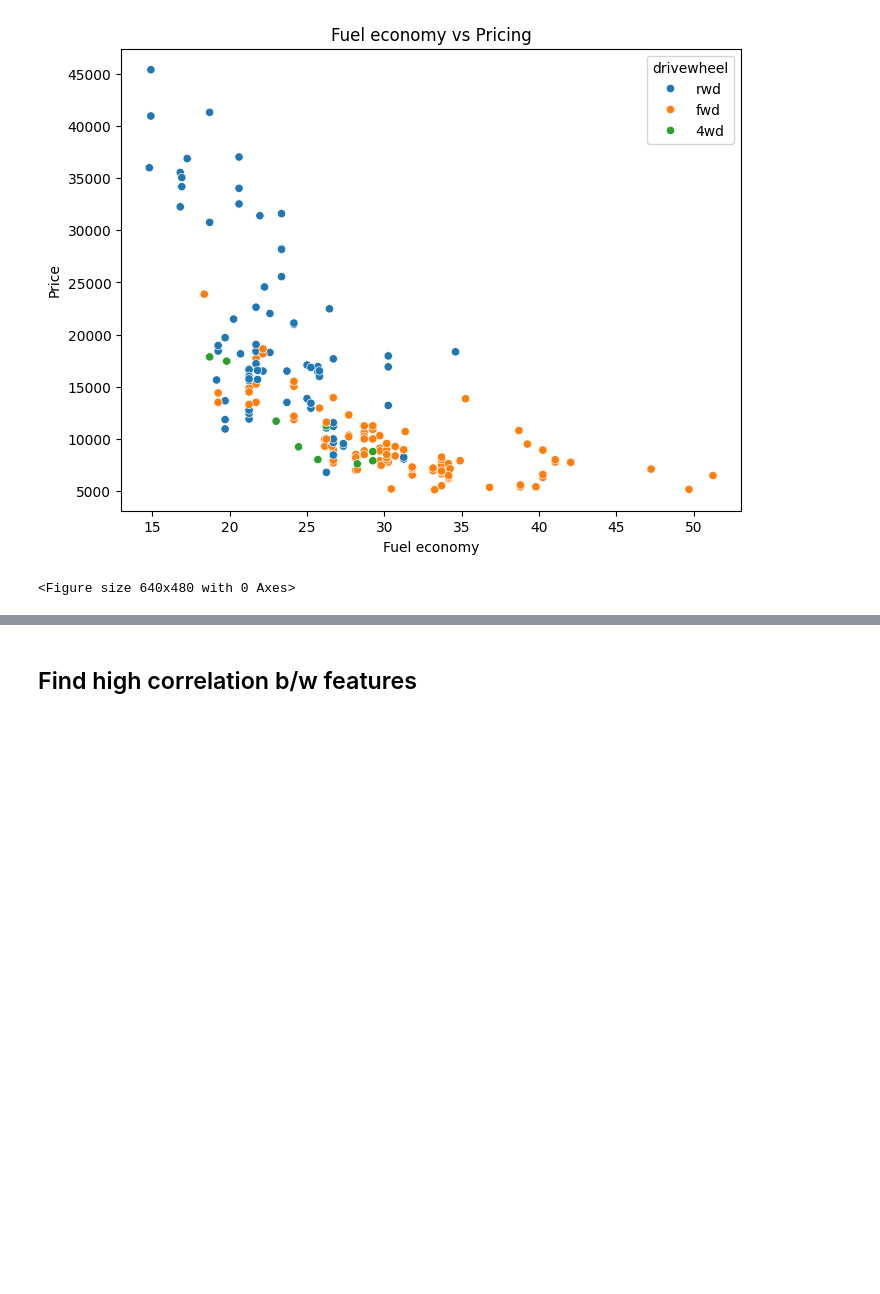
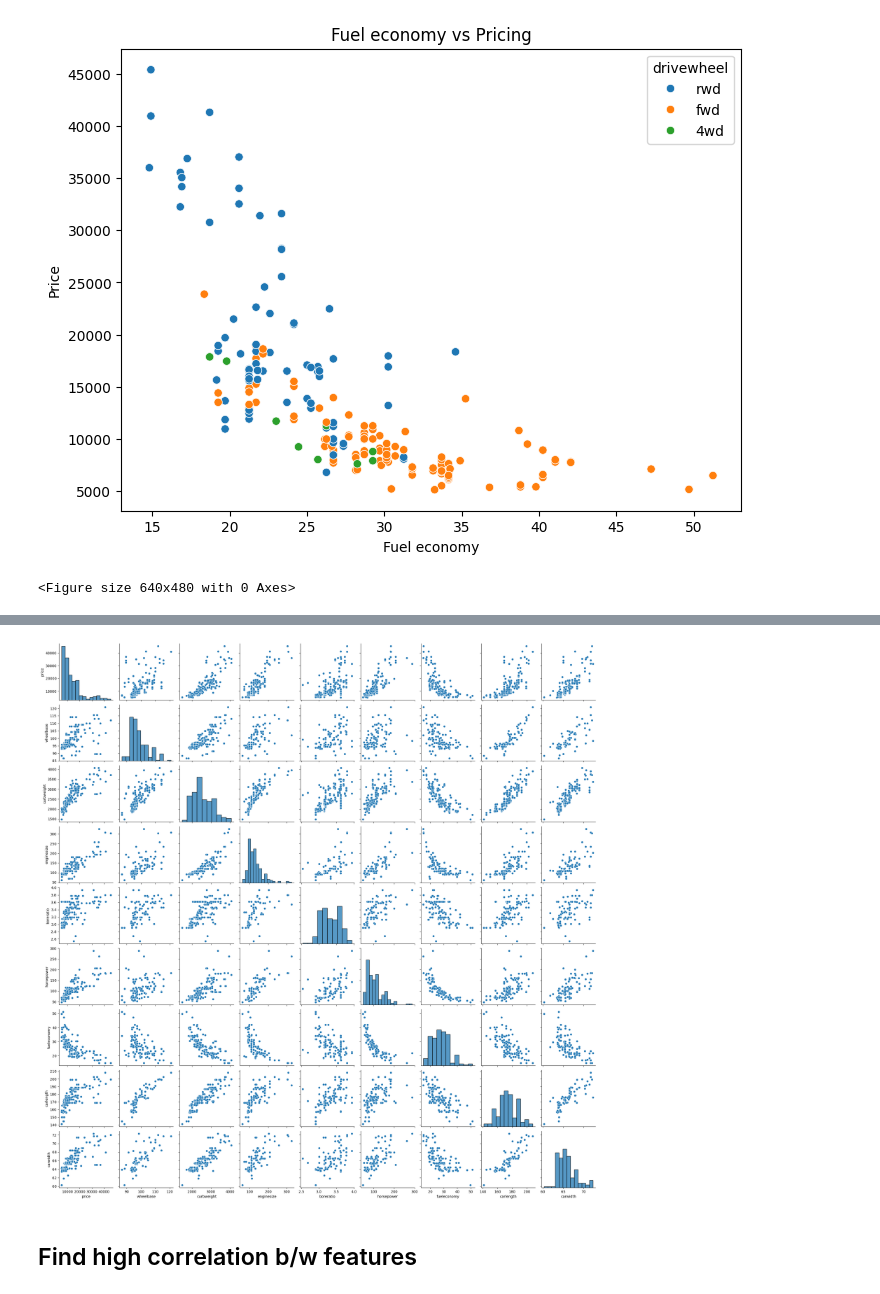
Before and after one commit to asa1997/CarPricePrediction, a Jupyter notebook: carpriceprediction.ipynb, the cells around one changed output, grey strips where cells are left out. Cells and saved outputs as stored; diff of their text form; code cells hidden in the pictures; blank space fills up the shorter version.

```diff
--- a/carpriceprediction.ipynb
+++ b/carpriceprediction.ipynb
@@ -315,0 +334,4 @@ plt.tight_layout()
+# %%
+data_lr = data[['price', 'fueltype', 'aspiration', 'carbody', 'drivewheel', 'wheelbase', 'curbweight', 'enginetype', 'cylindernumber', 'enginesize', 'boreratio', 'horsepower', 'fueleconomy', 'carlength', 'carwidth', 'carsrange']]
+
+data_lr.head()
@@ -316,3 +345,8 @@ plt.tight_layout()
+# %%
+sns.pairplot(data_lr)
+plt.show()
+# %% [output]
+[figure, added]
 # %% [markdown]
 ## Find high correlation b/w features
 # %%
```
Also changed, not shown: parts of 7 cells of this notebook.
